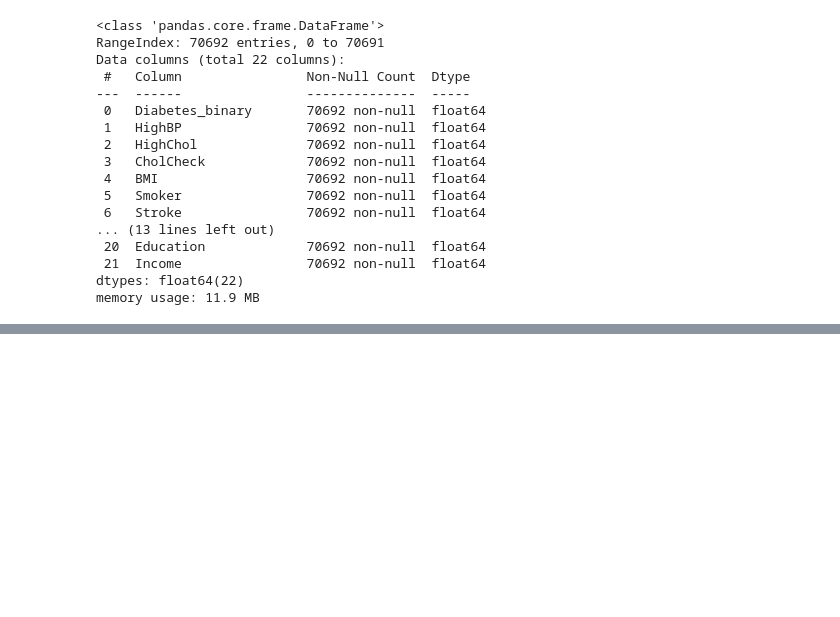
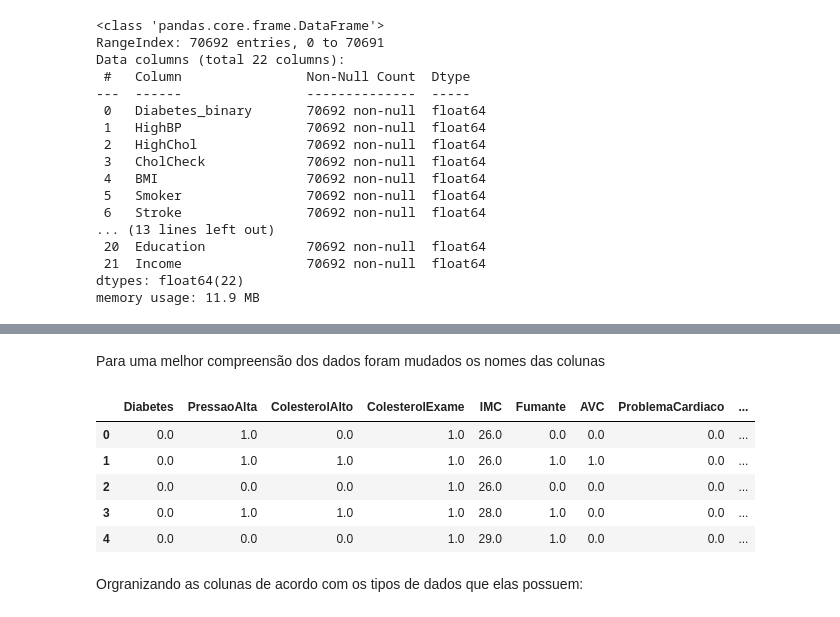
Before and after one commit to loykeevan/estatistica_diabetes, a Jupyter notebook: notebooks/01_le_Tratamento_da_base_diabetes.ipynb, the cells around one changed output, grey strips where cells are left out. Cells and saved outputs as stored; diff of their text form; code cells hidden in the pictures; blank space fills up the shorter version.

Commit message:
Primeira parte do tratamento de dados

```diff
--- a/notebooks/01_le_Tratamento_da_base_diabetes.ipynb
+++ b/notebooks/01_le_Tratamento_da_base_diabetes.ipynb
@@ -36,0 +50,39 @@ memory usage: 11.9 MB
+# %% [markdown]
+Para uma melhor compreensão dos dados foram mudados os nomes das colunas
+# %%
+df_diabetes.columns = [
+    "Diabetes",
+    "PressaoAlta",
+    "ColesterolAlto",
+    "ColesterolExame",
+    "IMC",
+    "Fumante",
+    "AVC",
+    "ProblemaCardiaco",
+    "AtividadeFísica",
+    "ConsumoFrutas",
+    "ConsumoVegetais",
+    "ConsumoBebidaAlcoolica",
+    "PlanoSaude",
+    "SemDinheiroConsulta",
+    "SaudeGeral",
+    "SaudeMental",
+    "SaudeFisica",
+    "DificuldadeLocomocao",
+    "Genero",
+    "Idade",
+    "Educacao",
+    "FaixaRenda",
+    ]
+# %%
+with pd.option_context("display.max_columns", None):
+    display(df_diabetes.head())
+# %% [output]
+|  | Diabetes | PressaoAlta | ColesterolAlto | ColesterolExame | IMC | Fumante | AVC | ProblemaCardiaco | ... |
+| 0 | 0.0 | 1.0 | 0.0 | 1.0 | 26.0 | 0.0 | 0.0 | 0.0 | ... |
+| 1 | 0.0 | 1.0 | 1.0 | 1.0 | 26.0 | 1.0 | 1.0 | 0.0 | ... |
+| 2 | 0.0 | 0.0 | 0.0 | 1.0 | 26.0 | 0.0 | 0.0 | 0.0 | ... |
+| 3 | 0.0 | 1.0 | 1.0 | 1.0 | 28.0 | 1.0 | 0.0 | 0.0 | ... |
+| 4 | 0.0 | 0.0 | 0.0 | 1.0 | 29.0 | 1.0 | 0.0 | 0.0 | ... |
+# %% [markdown]
+Orgranizando as colunas de acordo com os tipos de dados que elas possuem:
```
Also changed, not shown: parts of 15 cells of this notebook.
